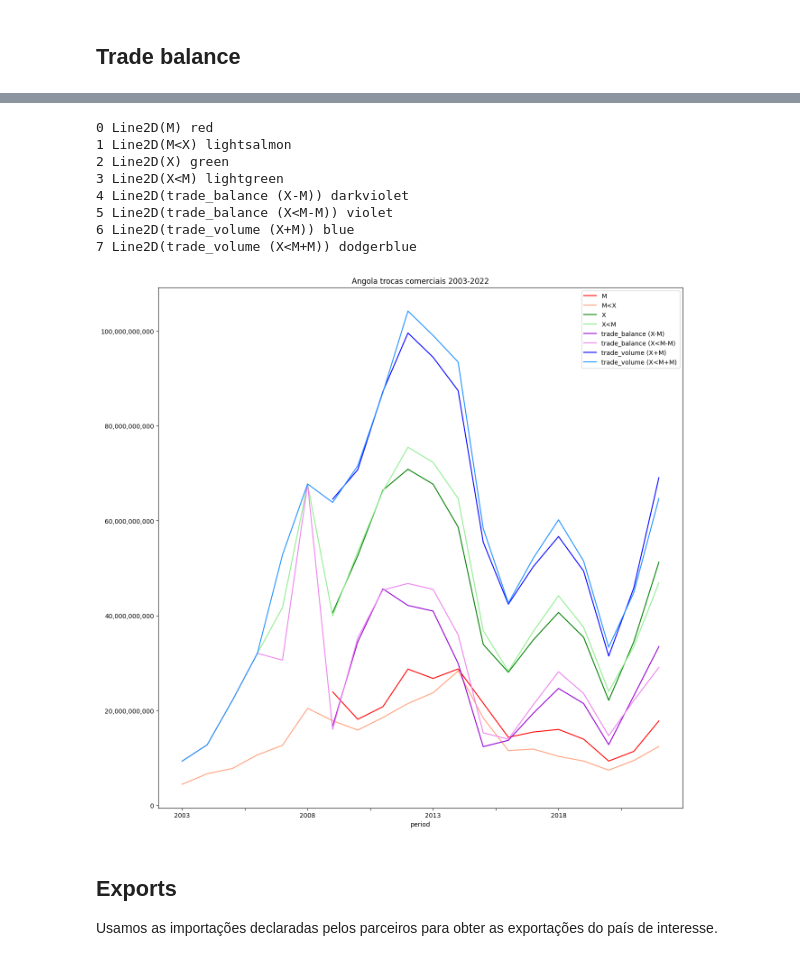
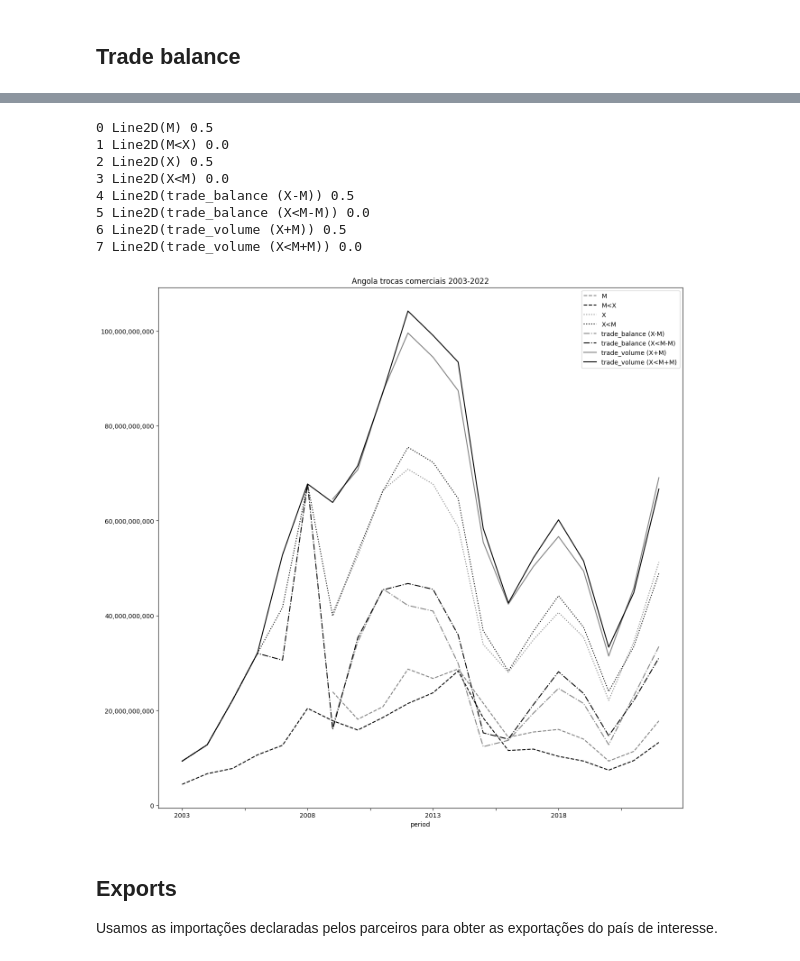
Before and after one commit to joaquimrcarvalho/cipf-comtrade, a Jupyter notebook: country_trade_profile.ipynb, the cells around one changed output, grey strips where cells are left out. Saved outputs shown, nothing was run; the diff lists cells and outputs as text; code cells hidden in the pictures.

```diff
--- a/country_trade_profile.ipynb
+++ b/country_trade_profile.ipynb
@@ -112,34 +103,39 @@ global_trade.to_excel(excel_file)
 # %%
 import matplotlib.pyplot as plt
 import matplotlib.ticker as ticker
 
 start_year=global_trade.index.min()
 end_year=global_trade.index.max()
 title=f"{country_of_interest_name} trocas comerciais {start_year}-{end_year}"
-plotfile = f"reports/{country_of_interest_name}_trade_profile_{start_year}-{end_year}.png"
+plotfile = f"reports/{country_of_interest_name}_trade_balance_{start_year}-{end_year}.png"
 fig = global_trade[cols_of_interest].plot.line(figsize=(15,15),title=title)
-# see https://matplotlib.org/stable/gallery/color/named_colors.html
-colors = ['red','lightsalmon','green','lightgreen','darkviolet','violet','blue','dodgerblue','orange','gold','black','grey']
+
+# use a grayscale palette of colors
+colors = ['0.5','0.0','0.5','0.0','0.5','0.0','0.5','0.0']
+
+# use different line styles and black lines
+linestyles = ['dashed', 'dashed', 'dotted', 'dotted', 'dashdot', 'dashdot', 'solid', 'solid']
 for i, line in enumerate(fig.get_lines()):
     print(i, line, colors[i])
     line.set_color(colors[i])
+    line.set_linestyle(linestyles[i % len(linestyles)])
 
 formatter = ticker.StrMethodFormatter('{x:,.0f}')
 fig.yaxis.set_major_formatter(formatter)
 fig.legend(list(global_trade.columns.astype(str)))
 
 plt.savefig(plotfile)
 plt.show()
 # %% [output]
-0 Line2D(M) red
-1 Line2D(M<X) lightsalmon
-2 Line2D(X) green
-3 Line2D(X<M) lightgreen
-4 Line2D(trade_balance (X-M)) darkviolet
-5 Line2D(trade_balance (X<M-M)) violet
-6 Line2D(trade_volume (X+M)) blue
-7 Line2D(trade_volume (X<M+M)) dodgerblue
+0 Line2D(M) 0.5
+1 Line2D(M<X) 0.0
+2 Line2D(X) 0.5
+3 Line2D(X<M) 0.0
+4 Line2D(trade_balance (X-M)) 0.5
+5 Line2D(trade_balance (X<M-M)) 0.0
+6 Line2D(trade_volume (X+M)) 0.5
+7 Line2D(trade_volume (X<M+M)) 0.0
-[figure, old version]
+[figure, new version]
 # %% [markdown]
 ## Exports
 
```
Also changed, not shown: parts of 14 cells of this notebook, 15 other files.
